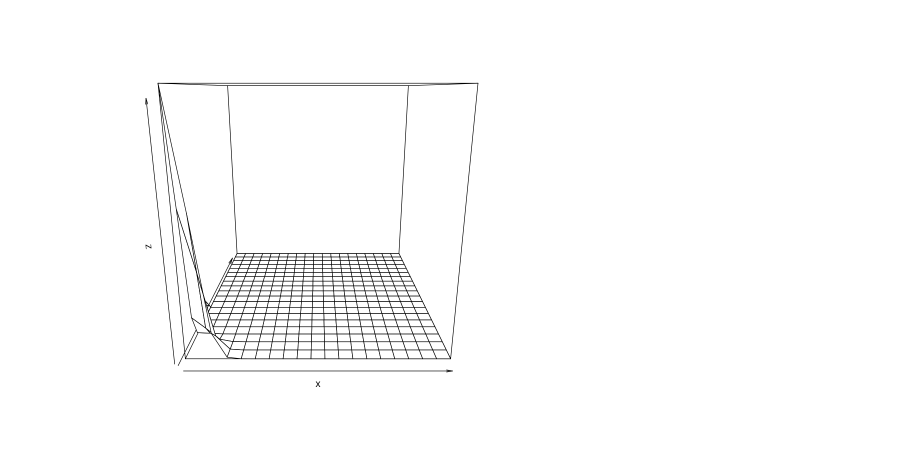
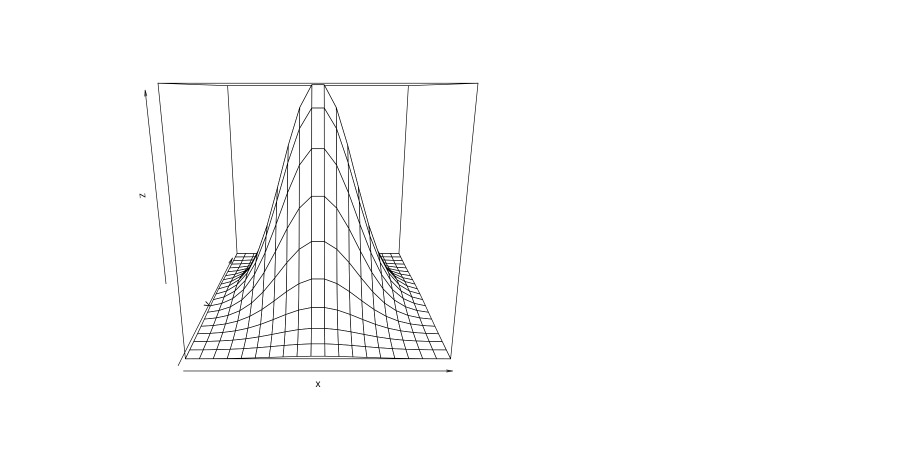
Before and after one commit to sjdjfcu/haha, a Jupyter notebook: 4,5.ipynb, the cells around one changed output. Cells and saved outputs as stored; diff of their text form; code cells hidden in the pictures.

```diff
--- a/4,5.ipynb
+++ b/4,5.ipynb
@@ -49,9 +51,8 @@ plot(as.numeric(names(f)),f,type="h",xlab="行列式值",ylab="频数")
 # %%
-x<-seq(0,20,length=20)
-y<-seq(0,20,length=20)
+x<-seq(-3,3,length=20)
+y<-seq(-3,3,length=20)
 f=function(x,y){(1/2*pi)*exp(-0.5*(x^2+y^2))}
 z<-outer(x,y,f)
 persp(x,y,z)
-f<-table(y)
 # %% [output]
-[figure, old version]
+[figure, new version]
```
Also changed, not shown: parts of 2 cells of this notebook.
